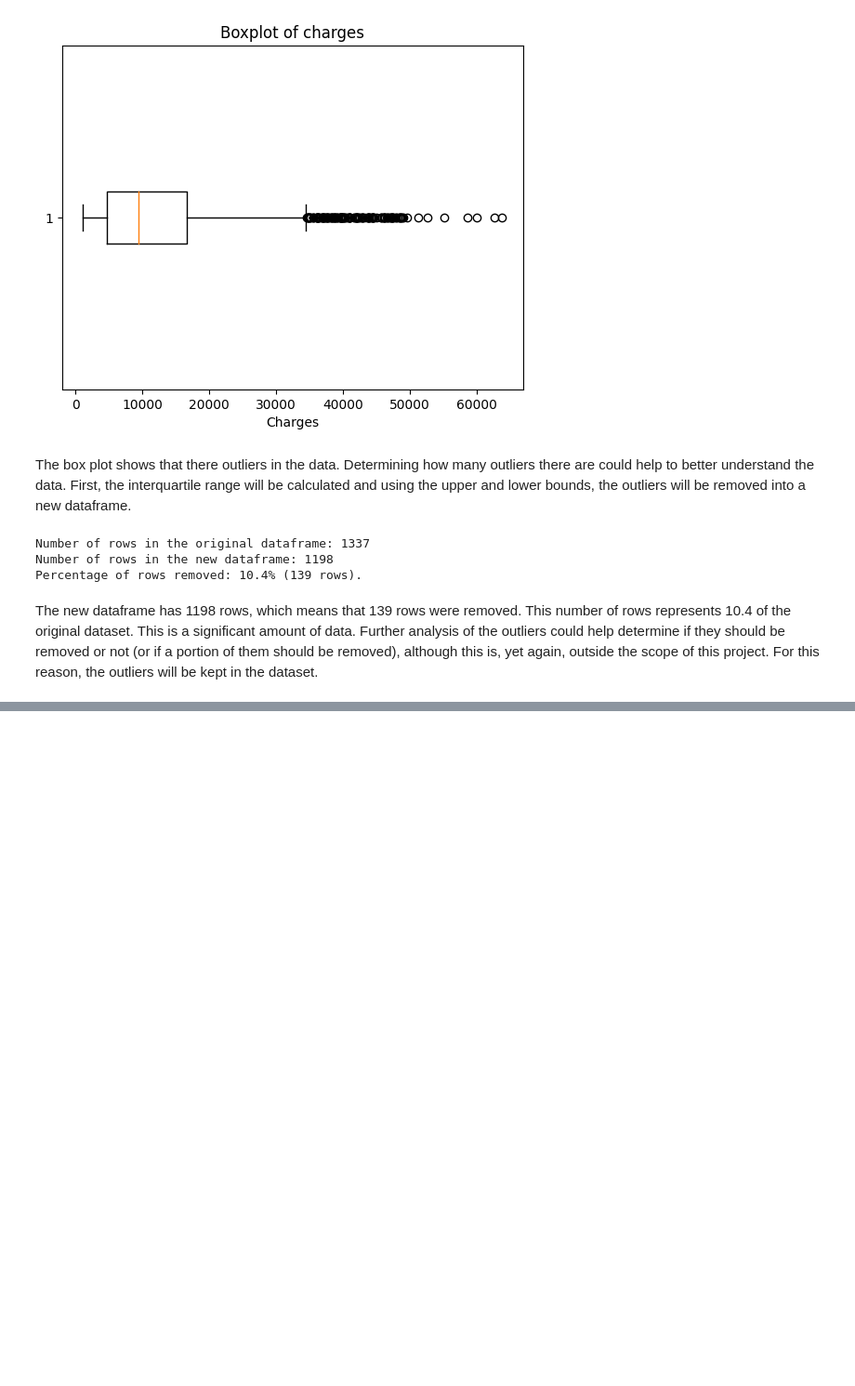
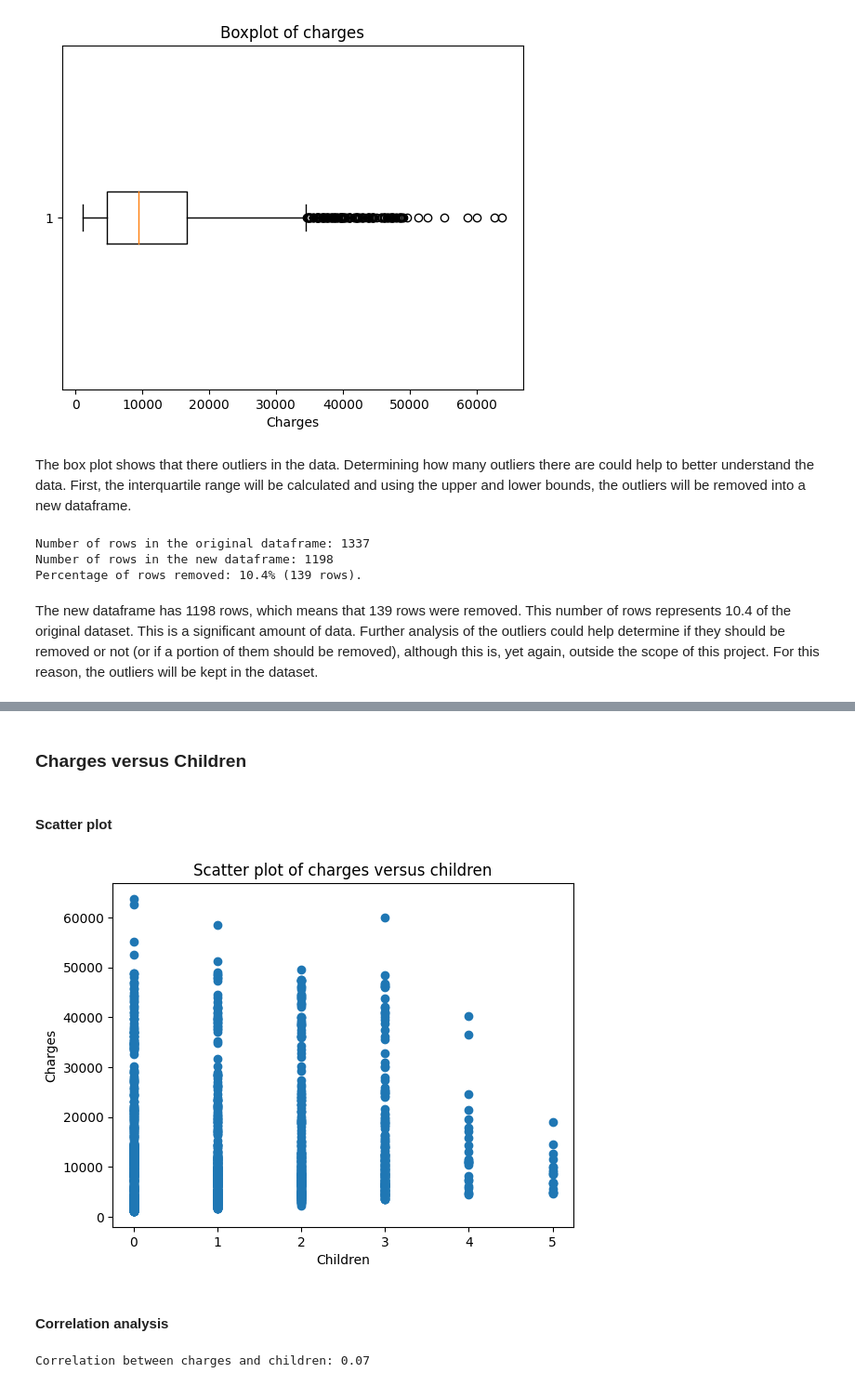
Before and after one commit to Facundo-Barbera/us-medical-insurance-costs-analysis, a Jupyter notebook: notebooks/main.ipynb, the cells around one changed output, grey strips where cells are left out. Shown at 93% size. Drawn from its saved outputs; the diff is of its cells as text; code cells hidden in the pictures; blank space fills up the shorter version.

```diff
--- a/notebooks/main.ipynb
+++ b/notebooks/main.ipynb
@@ -501,0 +547,22 @@ The distribution of the values for the `region` variable is fairly even, except
+# %% [markdown]
+
+### Charges versus Children
+# %% [markdown]
+#### Scatter plot
+# %%
+# Create a scatter plot for charges versus children
+plt.scatter(main_df['children'], main_df['charges'])
+plt.title('Scatter plot of charges versus children')
+plt.xlabel('Children')
+plt.ylabel('Charges')
+plt.show()
+# %% [output]
+[figure, added]
+# %% [markdown]
+#### Correlation analysis
+# %%
+# Determine the correlation between the charges and children variables
+correlation = main_df['charges'].corr(main_df['children'])
+print(f'Correlation between charges and children: {round(correlation, 2)}')
+# %% [output]
+Correlation between charges and children: 0.07
```
Also changed, not shown: parts of 72 cells of this notebook, 1 other file.
